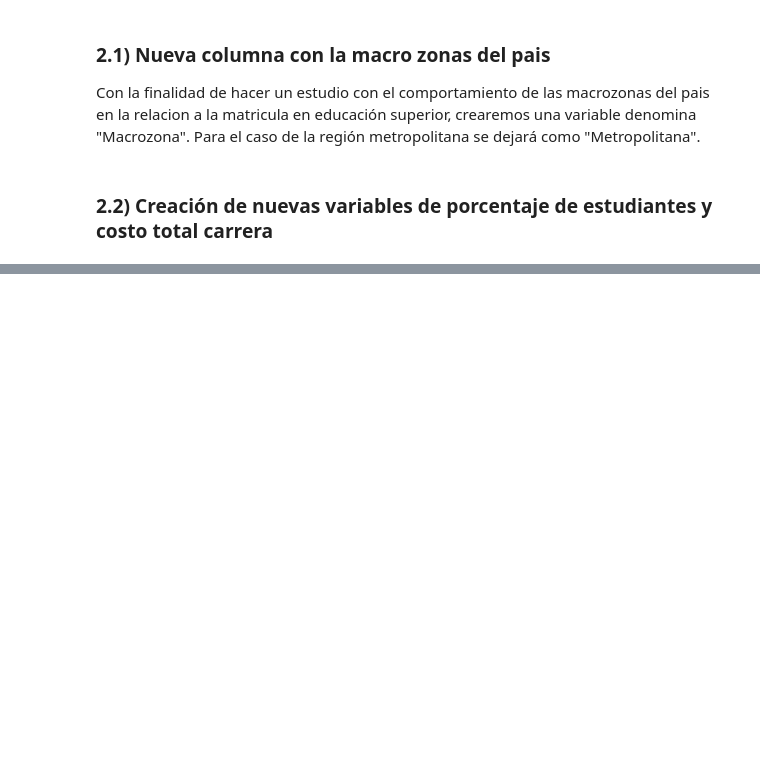
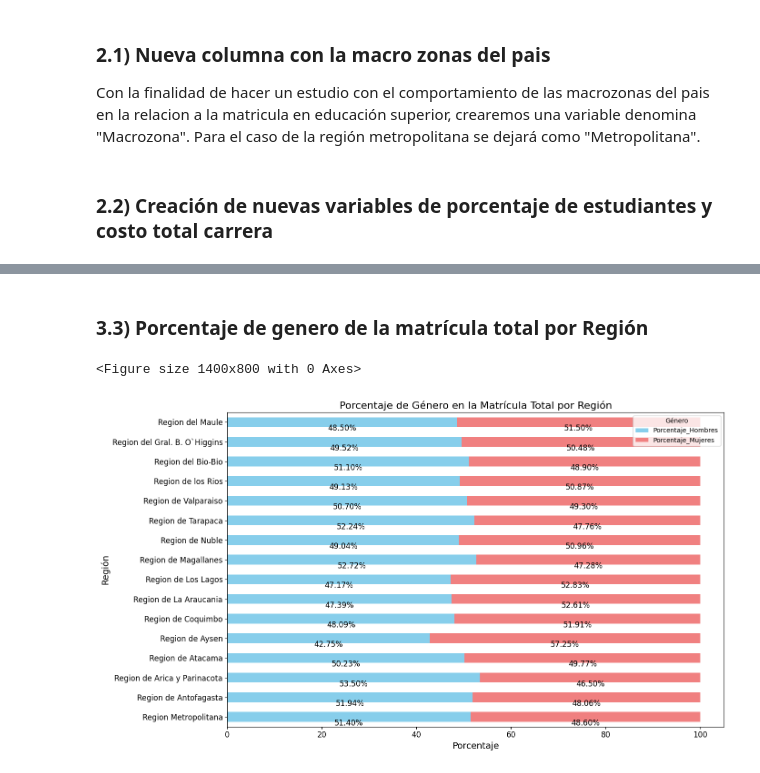
Before and after one commit to jcastilloc168/PythonUDD_ProyectoFinal, a Jupyter notebook: notebooks/03_Visualizacion.ipynb, the cells around one changed output, grey strips where cells are left out. Drawn from its saved outputs; the diff is of its cells as text; code cells hidden in the pictures; blank space fills up the shorter version.

```diff
--- a/notebooks/03_Visualizacion.ipynb
+++ b/notebooks/03_Visualizacion.ipynb
@@ -78,0 +131,36 @@ print(df_clean.head())
+# %% [markdown]
+### 3.3) Porcentaje de genero de la matrícula total por Región
+# %%
+# Agrupar los datos por región
+df_gender_pct = df_clean.groupby('Nombre_Region')[['Porcentaje_Matricula_Total_Hombres', 'Porcentaje_Matricula_Total_Mujeres']].mean()
+
+# Mejorar el gráfico de relación de género en la matrícula total por región
+plt.figure(figsize=(14, 8))
+ax = df_gender_pct.plot(kind='barh', stacked=True, figsize=(14, 8), color=['skyblue', 'lightcoral'])
+plt.title('Porcentaje de Género en la Matrícula Total por Región', fontsize=16)
+plt.xlabel('Porcentaje', fontsize=14)
+plt.ylabel('Región', fontsize=14)
+plt.xticks(fontsize=12)
+plt.yticks(fontsize=12)
+
+# Añadir etiquetas de valores en las barras
+for i in range(len(df_gender_pct)):
+    pct_hombres = df_gender_pct.iloc[i, 0]
+    pct_mujeres = df_gender_pct.iloc[i, 1]
+    ax.annotate(f'{pct_hombres:.2f}%',
+                (pct_hombres / 2, i),
+                ha='center', va='center',
+                xytext=(0, -10),
+                textcoords='offset points', fontsize=12, color='black')
+    ax.annotate(f'{pct_mujeres:.2f}%',
+                (pct_hombres + pct_mujeres / 2, i),
+                ha='center', va='center',
+                xytext=(0, -10),
+                textcoords='offset points', fontsize=12, color='black')
+
+plt.legend(['Porcentaje_Hombres', 'Porcentaje_Mujeres'], title='Género')
+plt.tight_layout()
+plt.show()
+# %% [output]
+<Figure size 1400x800 with 0 Axes>
+[figure, added]
```
Also changed, not shown: parts of 5 cells of this notebook.
